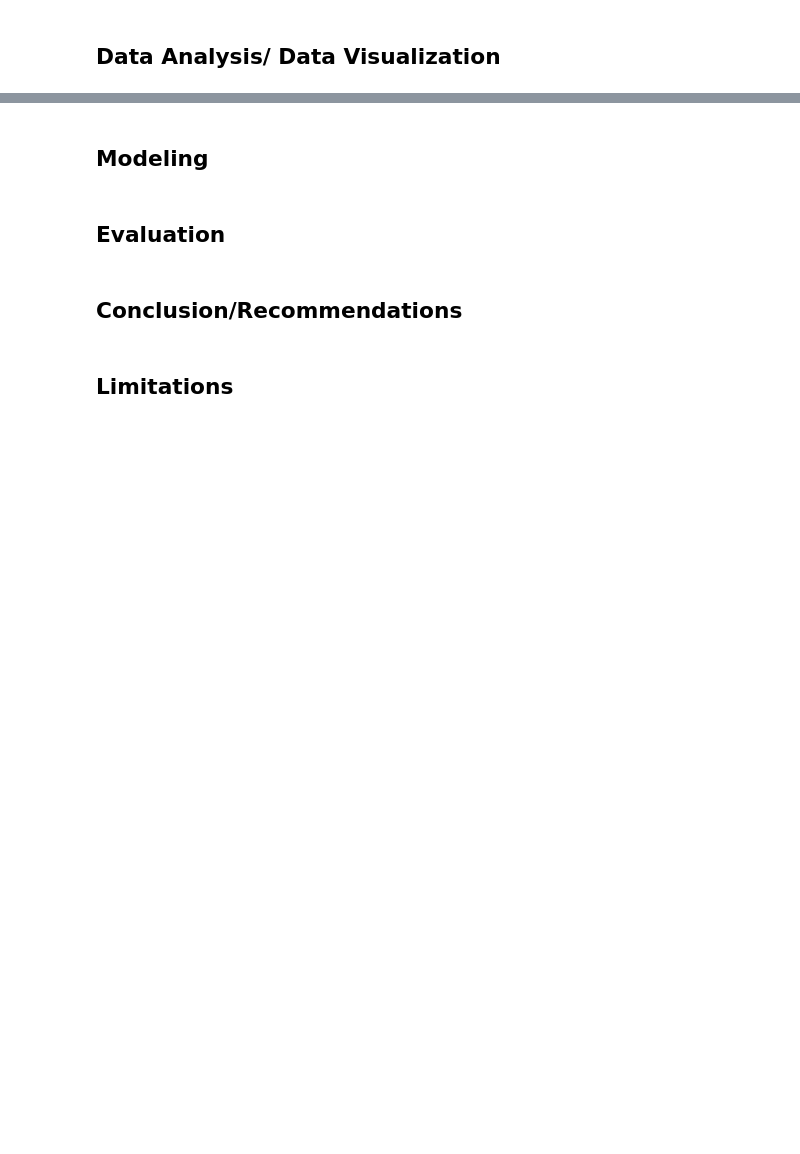
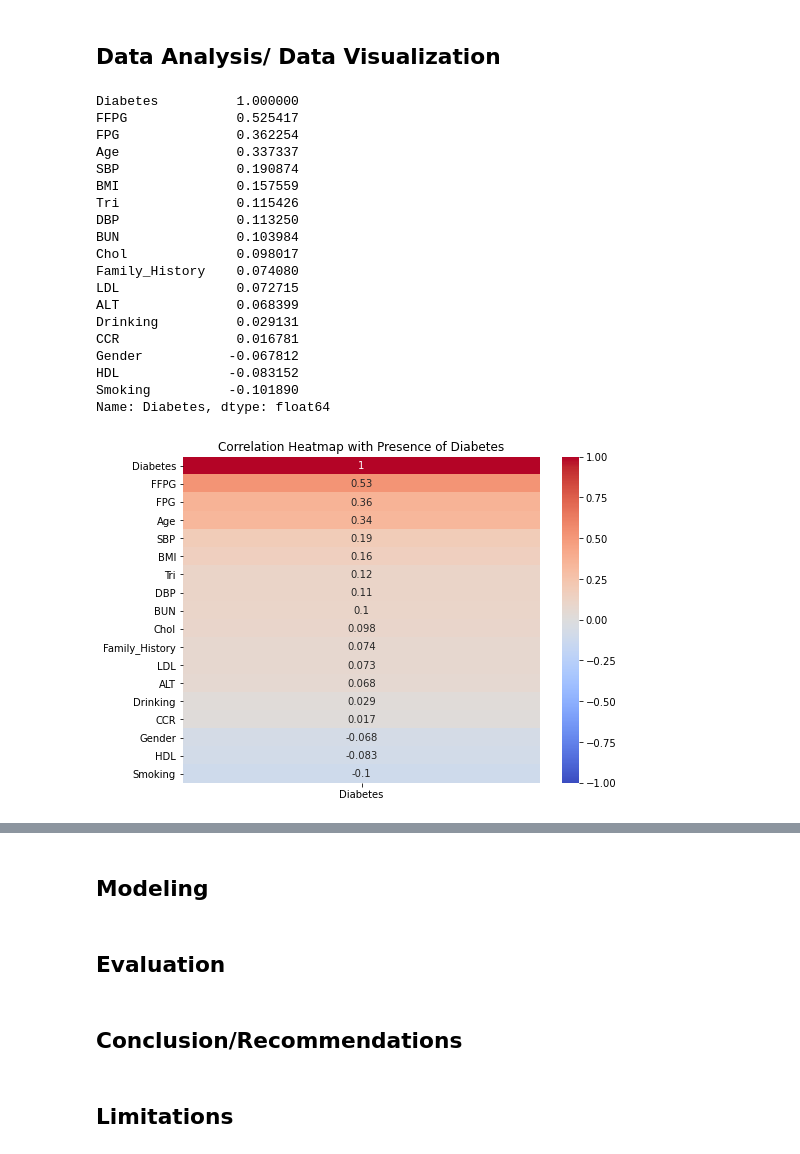
Before and after one commit to ldwilker10/predicting_diabetes_project, a Jupyter notebook: phase3_rough_draft/phase3_combined_draft.ipynb, the cells around one changed output, grey strips where cells are left out. Saved outputs shown, nothing was run; the diff lists cells and outputs as text; code cells hidden in the pictures; blank space fills up the shorter version.

Commit message:
Added visuals to new combined notebook

```diff
--- a/phase3_rough_draft/phase3_combined_draft.ipynb
+++ b/phase3_rough_draft/phase3_combined_draft.ipynb
@@ -60,0 +124,4 @@ from sklearn.feature_selection import (VarianceThreshold, SelectKBest, f_regress
+# %%
+#Getting value_counts for whole dataset
+for col in diabetes:
+        print (diabetes[col].value_counts())
@@ -68,3 +159,24 @@ from sklearn.feature_selection import (VarianceThreshold, SelectKBest, f_regress
 
 #Feature engineering encrouaged but not required
 # Exceeds objective: using feature engineering or pipelines
+# %%
+# Create a new DataFrame to store the filtered data
+filtered_diabetes = diabetes.copy()
+
+# Value to drop
+value_to_drop = 4.860753
+
+# Loop through the columns and drop rows containing the value
+for col in diabetes.columns:
+    filtered_diabetes = filtered_diabetes[filtered_diabetes[col] != value_to_drop]
+
+# Reset the index of the filtered DataFrame
+filtered_diabetes.reset_index(drop=True, inplace=True)
+
+# Renaming columns for fluid formatting
+filtered_diabetes.rename(columns={'family_histroy': 'Family_History',
+                                  'smoking': 'Smoking', 'drinking': 'Drinking'}, inplace=True)
+
+
+# Print the filtered DataFrame
+print(filtered_diabetes)
@@ -70,0 +201,7 @@ from sklearn.feature_selection import (VarianceThreshold, SelectKBest, f_regress
+# %%
+# Creating new df from filtered dataset
+diabetes_df = filtered_diabetes.copy()
+diabetes_df.info()
+
+# Getting number of patients with and without diabetes
+print(diabetes_df['Diabetes'].value_counts())
@@ -71,2 +228,33 @@ from sklearn.feature_selection import (VarianceThreshold, SelectKBest, f_regress
 # %% [markdown]
 ## Data Analysis/ Data Visualization
+# %%
+# Checking correlations between feature variables and target variables
+print(diabetes_df.corr()["Diabetes"].sort_values(ascending = False))
+
+# Heatmap showing correlations
+plt.figure(figsize=(8, 6))
+sns.heatmap(diabetes_df.corr()[['Diabetes']].sort_values(by='Diabetes', ascending=False),
+            annot=True, cmap='coolwarm', vmin=-1, vmax=1)
+plt.title('Correlation Heatmap with Presence of Diabetes')
+plt.show()
+# %% [output]
+Diabetes          1.000000
+FFPG              0.525417
+FPG               0.362254
+Age               0.337337
+SBP               0.190874
+BMI               0.157559
+Tri               0.115426
+DBP               0.113250
+BUN               0.103984
+Chol              0.098017
+Family_History    0.074080
+LDL               0.072715
+ALT               0.068399
+Drinking          0.029131
+CCR               0.016781
+Gender           -0.067812
+HDL              -0.083152
+Smoking          -0.101890
+Name: Diabetes, dtype: float64
+[figure, added]
```
Also changed, not shown: parts of 25 cells of this notebook.
